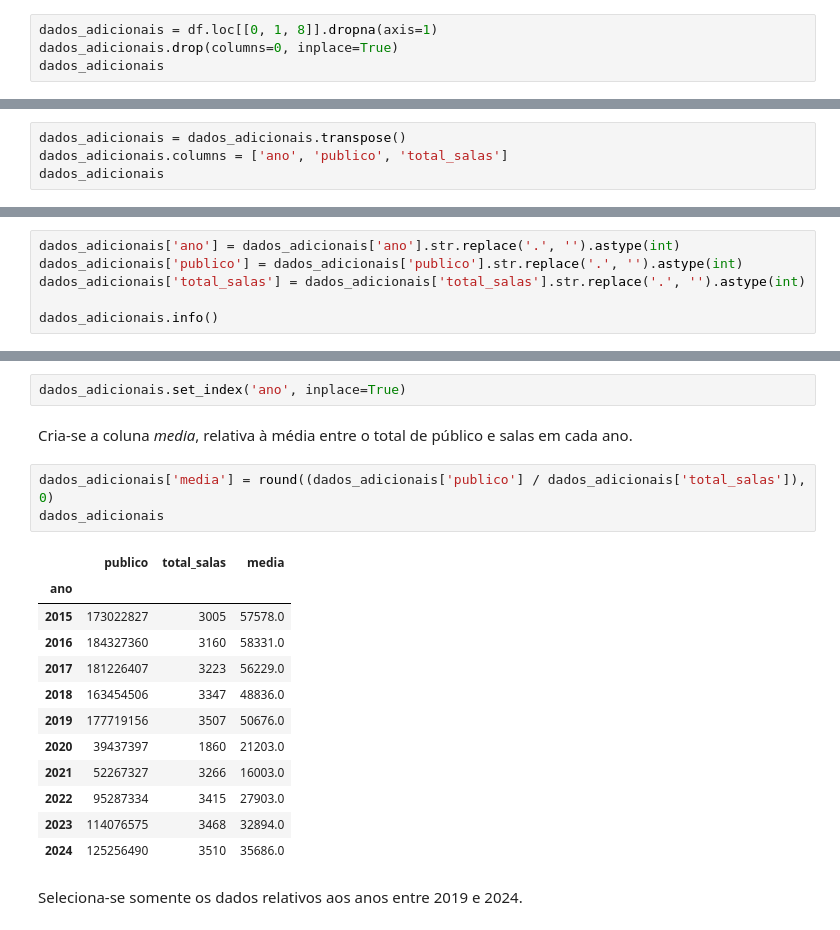
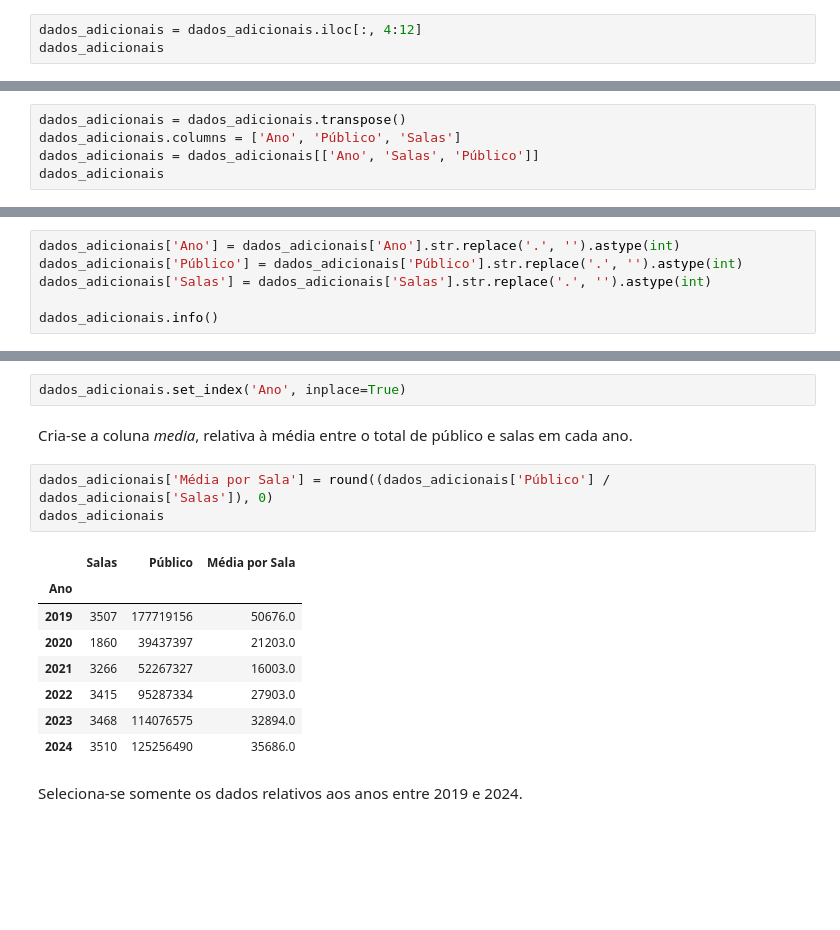
Before and after one commit to ricardomoraisp/Trabalho-ICD-2025.2, a Jupyter notebook: relacao_sala_publico.ipynb, the cells around one changed output, grey strips where cells are left out. Drawn from its saved outputs; the diff is of its cells as text; blank space fills up the shorter version.

```diff
--- a/relacao_sala_publico.ipynb
+++ b/relacao_sala_publico.ipynb
@@ -118,5 +171,4 @@ Além disso, excluímos a coluna que indicava as informações que cada linha po
 # %%
-dados_adicionais = df.loc[[0, 1, 8]].dropna(axis=1)
-dados_adicionais.drop(columns=0, inplace=True)
+dados_adicionais = dados_adicionais.iloc[:, 4:12]
 dados_adicionais
 # %% [output]
@@ -152,6 +200,7 @@ Fazemos a transposição do dataframe e definimos os nomes das colunas com suas
 Isso possibilita uma melhor leitura dos dados e uma maior facilidade na construção de gráficos. Além disso, é necessário transpôr a linha relativas aos anos, pois ela será o novo índice do nosso dataframe.
 # %%
 dados_adicionais = dados_adicionais.transpose()
-dados_adicionais.columns = ['ano', 'publico', 'total_salas']
+dados_adicionais.columns = ['Ano', 'Público', 'Salas']
+dados_adicionais = dados_adicionais[['Ano', 'Salas', 'Público']]
 dados_adicionais
 # %% [output]
@@ -171,9 +216,9 @@ Nessa seção convertemos o tipo dos dados de *object* para *int*.
 
 A função *.astype(int)* só consegue converter dados se eles não tiverem qualquer tipo de símbolos, isso significa que para as colunas *ano* e *público* é necessária a retirada dos pontos entre os números.
 # %%
-dados_adicionais['ano'] = dados_adicionais['ano'].str.replace('.', '').astype(int)
-dados_adicionais['publico'] = dados_adicionais['publico'].str.replace('.', '').astype(int)
-dados_adicionais['total_salas'] = dados_adicionais['total_salas'].str.replace('.', '').astype(int)
+dados_adicionais['Ano'] = dados_adicionais['Ano'].str.replace('.', '').astype(int)
+dados_adicionais['Público'] = dados_adicionais['Público'].str.replace('.', '').astype(int)
+dados_adicionais['Salas'] = dados_adicionais['Salas'].str.replace('.', '').astype(int)
 
 dados_adicionais.info()
 # %% [output]
@@ -190,25 +235,21 @@ memory usage: 500.0 bytes
 # %% [markdown]
 Define-se *ano* como índice do dataframe.
 # %%
-dados_adicionais.set_index('ano', inplace=True)
+dados_adicionais.set_index('Ano', inplace=True)
 # %% [markdown]
 Cria-se a coluna *media*, relativa à média entre o total de público e salas em cada ano.
 # %%
-dados_adicionais['media'] = round((dados_adicionais['publico'] / dados_adicionais['total_salas']), 0)
+dados_adicionais['Média por Sala'] = round((dados_adicionais['Público'] / dados_adicionais['Salas']), 0)
 dados_adicionais
 # %% [output]
-|  | publico | total_salas | media |
-| ano |  |  |  |
-| 2015 | 173022827 | 3005 | 57578.0 |
-| 2016 | 184327360 | 3160 | 58331.0 |
-| 2017 | 181226407 | 3223 | 56229.0 |
-| 2018 | 163454506 | 3347 | 48836.0 |
-| 2019 | 177719156 | 3507 | 50676.0 |
-| 2020 | 39437397 | 1860 | 21203.0 |
-| 2021 | 52267327 | 3266 | 16003.0 |
-| 2022 | 95287334 | 3415 | 27903.0 |
-| 2023 | 114076575 | 3468 | 32894.0 |
-| 2024 | 125256490 | 3510 | 35686.0 |
+|  | Salas | Público | Média por Sala |
+| Ano |  |  |  |
+| 2019 | 3507 | 177719156 | 50676.0 |
+| 2020 | 1860 | 39437397 | 21203.0 |
+| 2021 | 3266 | 52267327 | 16003.0 |
+| 2022 | 3415 | 95287334 | 27903.0 |
+| 2023 | 3468 | 114076575 | 32894.0 |
+| 2024 | 3510 | 125256490 | 35686.0 |
 # %% [markdown]
 Seleciona-se somente os dados relativos aos anos entre 2019 e 2024.
 # %%
```
Also changed, not shown: parts of 23 cells of this notebook, 3 other files.
